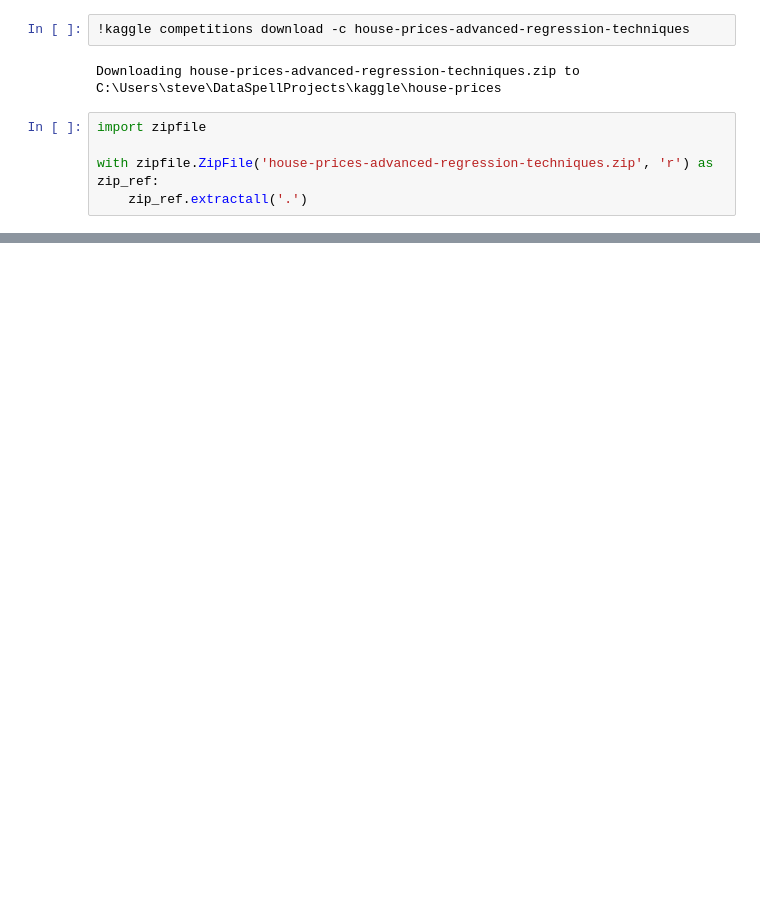
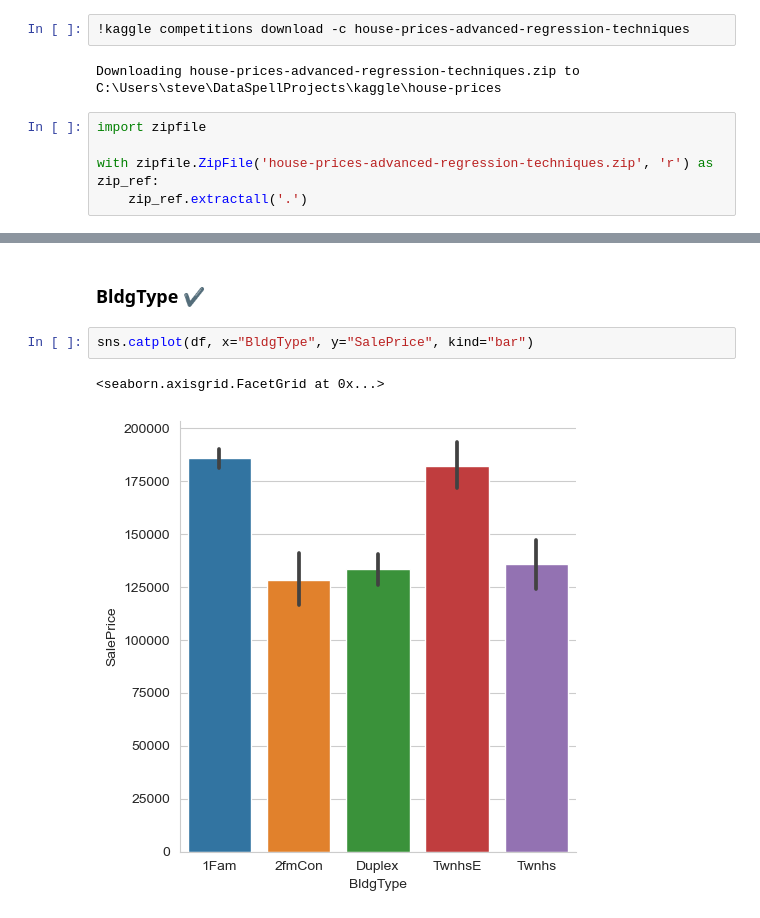
Before and after one commit to stevelukis/ml-notebooks, a Jupyter notebook: house-prices/house-prices.ipynb, the cells around one changed output, grey strips where cells are left out. Drawn from its saved outputs; the diff is of its cells as text; blank space fills up the shorter version.

```diff
--- a/house-prices/house-prices.ipynb
+++ b/house-prices/house-prices.ipynb
@@ -37,0 +106,7 @@ memory usage: 924.0+ KB
+# %% [markdown]
+### BldgType ✔
+# %%
+sns.catplot(df, x="BldgType", y="SalePrice", kind="bar")
+# %% [output]
+<seaborn.axisgrid.FacetGrid at 0x...>
+[figure, added]
```
Also changed, not shown: parts of 141 cells of this notebook, 1 other file.
